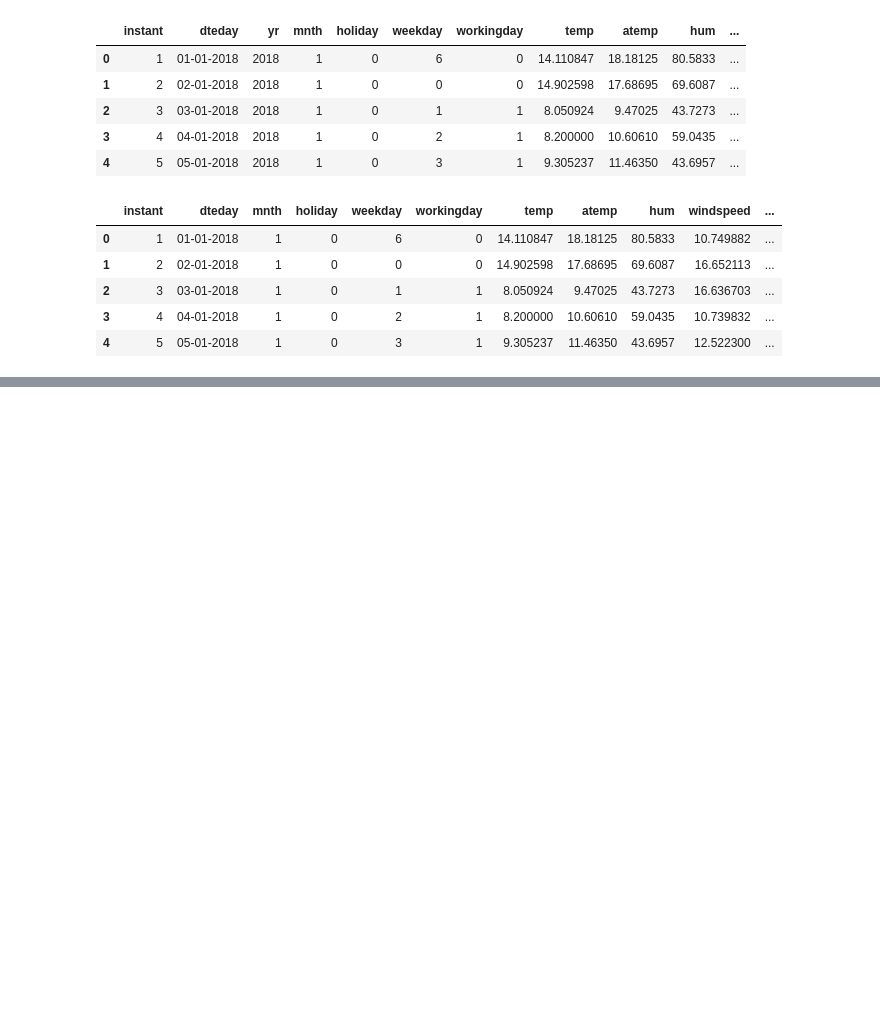
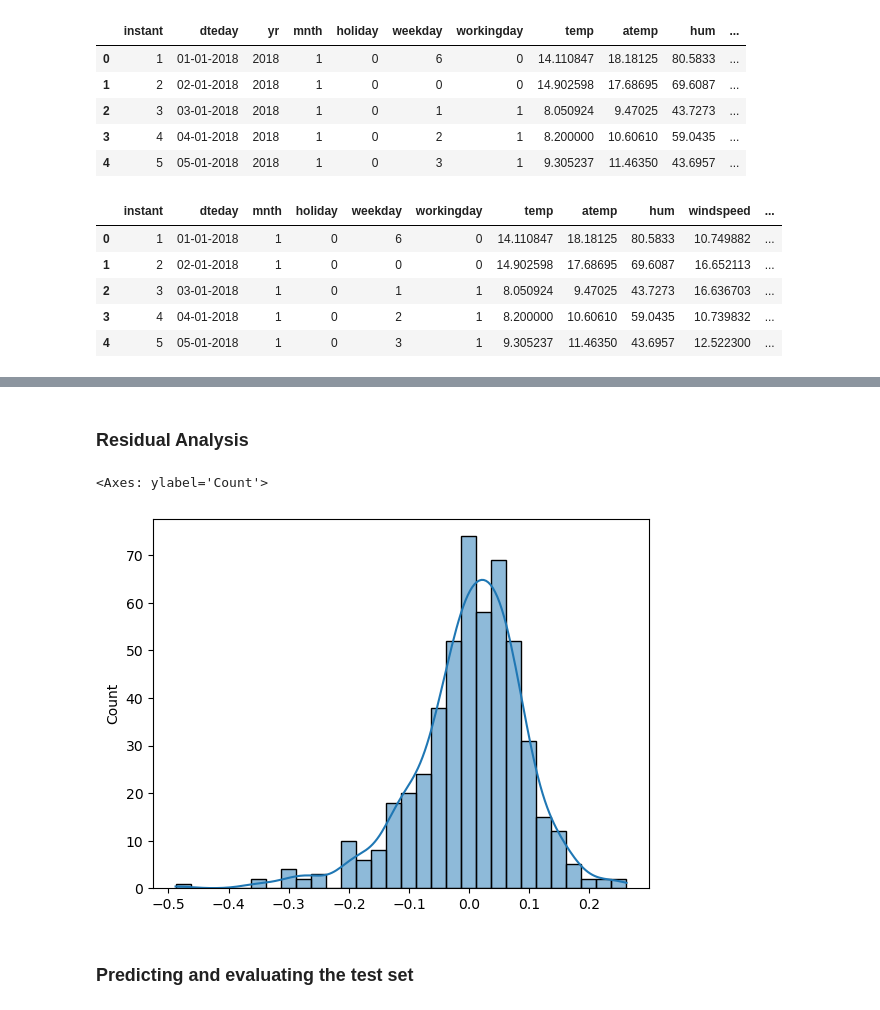
Before and after one commit to mohakp/bikeDemandLinReg, a Jupyter notebook: Mohak Purushottam Pingle.ipynb, the cells around one changed output, grey strips where cells are left out. Cells and saved outputs as stored; diff of their text form; code cells hidden in the pictures; blank space fills up the shorter version.

```diff
--- a/Mohak Purushottam Pingle.ipynb
+++ b/Mohak Purushottam Pingle.ipynb
@@ -248,0 +960,5 @@ day.head()
+# %%
+#dropping Aug as it has low VIF but high p-value
+X_train_rfe = X_train_rfe.drop('Aug',axis=1)
+lm = sm.OLS(y_train,X_train_rfe).fit()
+lm.summary()
@@ -248,0 +998,5 @@ day.head()
+# %%
+#dropping Feb as it has low VIF but high p-value
+X_train_rfe = X_train_rfe.drop('Feb',axis=1)
+lm = sm.OLS(y_train,X_train_rfe).fit()
+lm.summary()
@@ -248,0 +1036,5 @@ day.head()
+# %%
+#dropping Tuesday as it has low VIF but high p-value
+X_train_rfe = X_train_rfe.drop('Tuesday',axis=1)
+lm = sm.OLS(y_train,X_train_rfe).fit()
+lm.summary()
@@ -248,0 +1075,5 @@ day.head()
+# %%
+#dropping Wednesday as it has low VIF but high p-value
+X_train_rfe = X_train_rfe.drop('Wednesday',axis=1)
+lm = sm.OLS(y_train,X_train_rfe).fit()
+lm.summary()
@@ -248,0 +1137,11 @@ day.head()
+# %% [markdown]
+### Residual Analysis
+# %%
+y_train_pred = lm.predict(X_train_rfe)
+res = y_train - y_train_pred
+sns.histplot(res,kde=True)
+# %% [output]
+<Axes: ylabel='Count'>
+[figure, added]
+# %% [markdown]
+### Predicting and evaluating the test set
```
Also changed, not shown: parts of 44 cells of this notebook.
